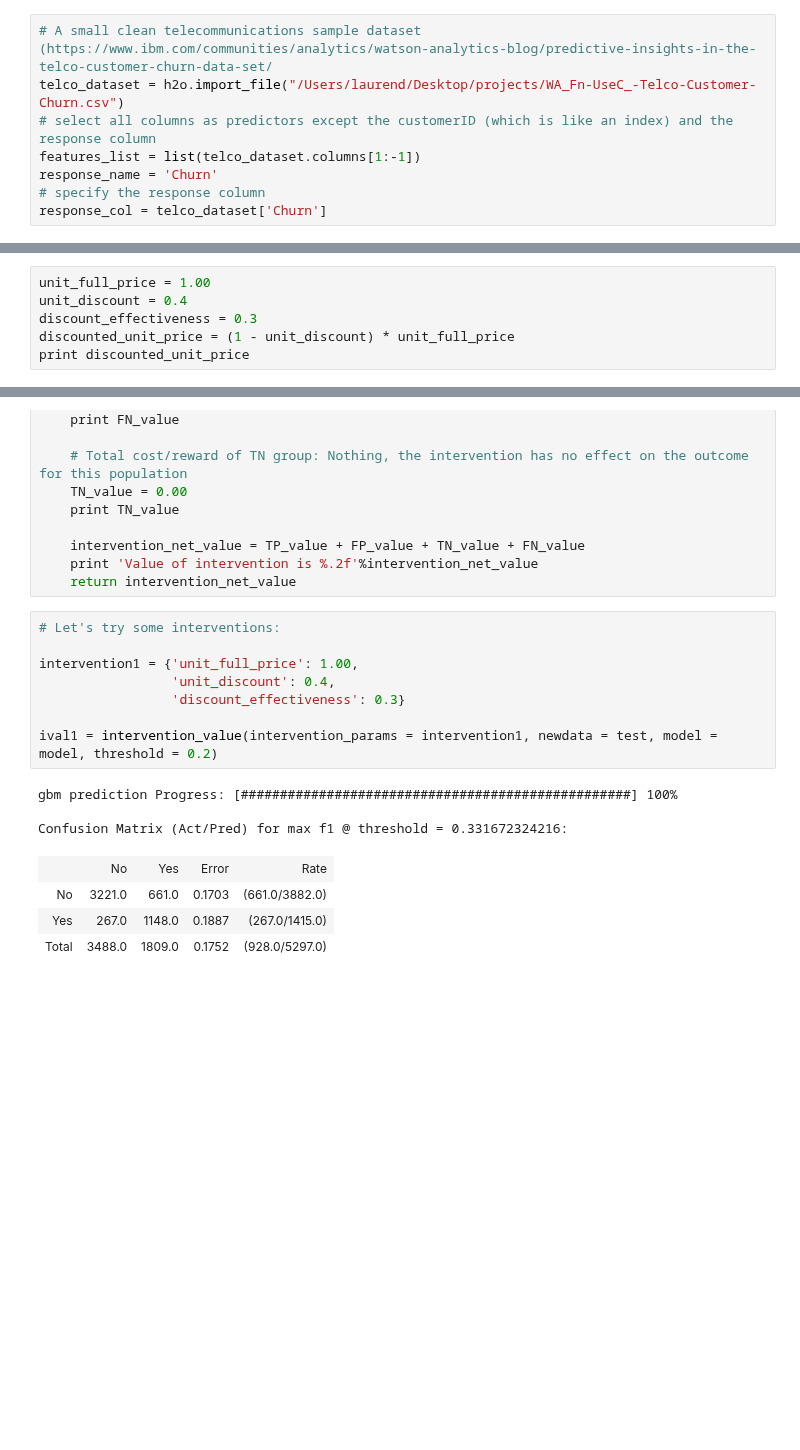
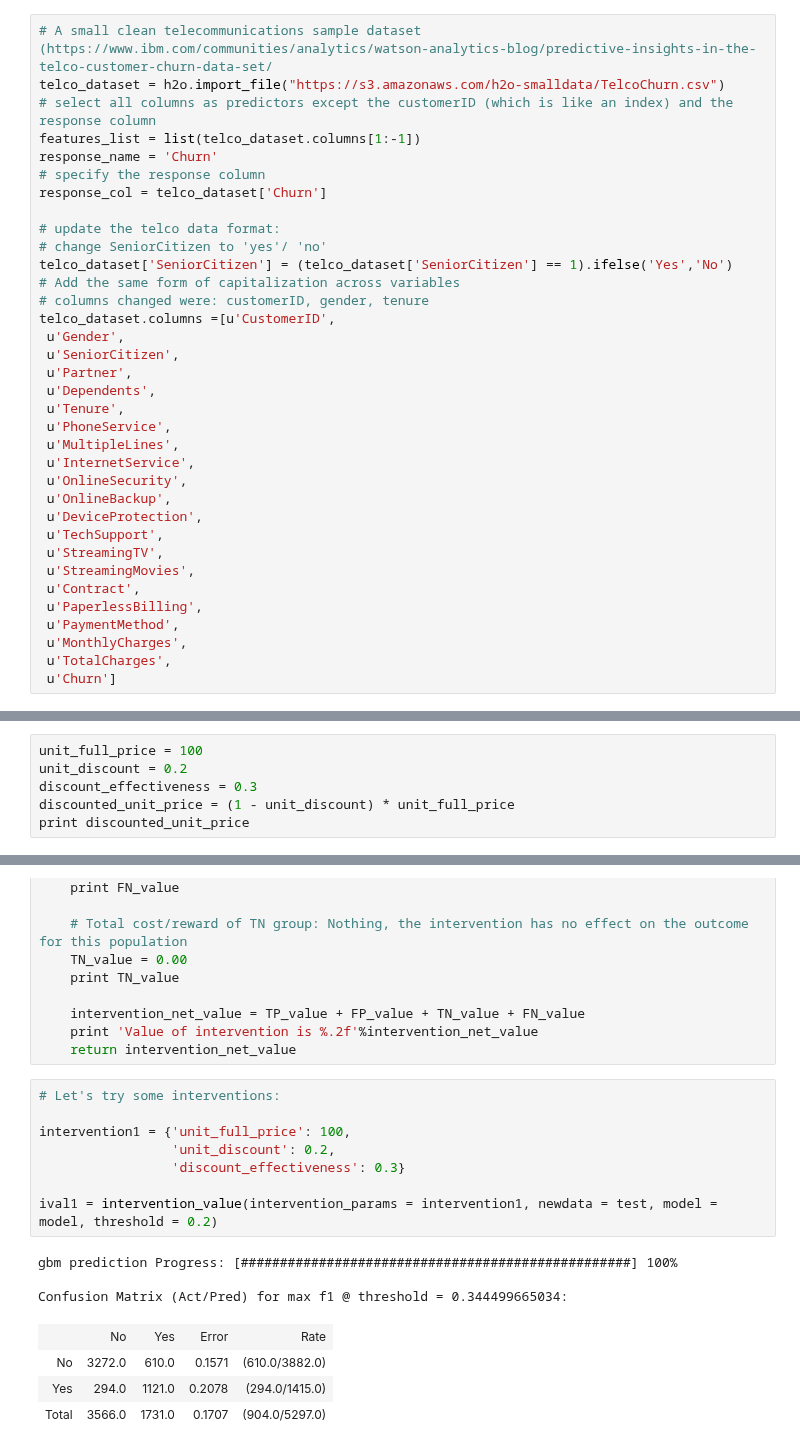
Before and after one commit to navdeep-G/customer-churn, a Jupyter notebook: analysis/h2o_binary_classification_cost_optimization.ipynb, the cells around one changed output, grey strips where cells are left out. Cells and saved outputs as stored; diff of their text form; blank space fills up the shorter version.

Commit message:
updated optimization to reflect telecom data, add cell to format data, otherwise small cosmetic changes

```diff
--- a/analysis/h2o_binary_classification_cost_optimization.ipynb
+++ b/analysis/h2o_binary_classification_cost_optimization.ipynb
@@ -25,12 +26,39 @@ h2o.init(nthreads = -1, max_mem_size = 8)
 ## Train a binary classification GBM model
 # %%
 # A small clean telecommunications sample dataset (https://www.ibm.com/communities/analytics/watson-analytics-blog/predictive-insights-in-the-telco-customer-churn-data-set/
-telco_dataset = h2o.import_file("/Users/laurend/Desktop/projects/WA_Fn-UseC_-Telco-Customer-Churn.csv")
+telco_dataset = h2o.import_file("https://s3.amazonaws.com/h2o-smalldata/TelcoChurn.csv")
 # select all columns as predictors except the customerID (which is like an index) and the response column
 features_list = list(telco_dataset.columns[1:-1])
 response_name = 'Churn'
 # specify the response column
 response_col = telco_dataset['Churn']
+
+# update the telco data format:
+# change SeniorCitizen to 'yes'/ 'no'
+telco_dataset['SeniorCitizen'] = (telco_dataset['SeniorCitizen'] == 1).ifelse('Yes','No')
+# Add the same form of capitalization across variables
+# columns changed were: customerID, gender, tenure
+telco_dataset.columns =[u'CustomerID',
+ u'Gender',
+ u'SeniorCitizen',
+ u'Partner',
+ u'Dependents',
+ u'Tenure',
+ u'PhoneService',
+ u'MultipleLines',
+ u'InternetService',
+ u'OnlineSecurity',
+ u'OnlineBackup',
+ u'DeviceProtection',
+ u'TechSupport',
+ u'StreamingTV',
+ u'StreamingMovies',
+ u'Contract',
+ u'PaperlessBilling',
+ u'PaymentMethod',
+ u'MonthlyCharges',
+ u'TotalCharges',
+ u'Churn']
 # %% [output]
 Parse Progress: [##################################################] 100%
 # %%
@@ -143,7 +171,7 @@ TP = conf_df.ix[1,2]  #True Positive
 - `discount_effectiveness`: The effectiveness of the coupon to prevent churn, e.g. 0.3 = 30% of people who would have churned, but received the coupon, will decide to buy the unit at a discounted price instead of not buying (churning).
 # %%
-unit_full_price = 1.00
-unit_discount = 0.4
+unit_full_price = 100
+unit_discount = 0.2
 discount_effectiveness = 0.3
 discounted_unit_price = (1 - unit_discount) * unit_full_price
 print discounted_unit_price
@@ -247,16 +275,16 @@ def intervention_value(intervention_params, newdata, model, threshold = None):
 # %%
 # Let's try some interventions:
 
-intervention1 = {'unit_full_price': 1.00,
-                 'unit_discount': 0.4,
+intervention1 = {'unit_full_price': 100,
+                 'unit_discount': 0.2,
                  'discount_effectiveness': 0.3}
 
 ival1 = intervention_value(intervention_params = intervention1, newdata = test, model = model, threshold = 0.2)
 # %% [output]
 gbm prediction Progress: [##################################################] 100%
 
-Confusion Matrix (Act/Pred) for max f1 @ threshold = 0.331672324216:
+Confusion Matrix (Act/Pred) for max f1 @ threshold = 0.344499665034:
 |  | No | Yes | Error | Rate |
-| No | 3221.0 | 661.0 | 0.1703 | (661.0/3882.0) |
-| Yes | 267.0 | 1148.0 | 0.1887 | (267.0/1415.0) |
-| Total | 3488.0 | 1809.0 | 0.1752 | (928.0/5297.0) |
+| No | 3272.0 | 610.0 | 0.1571 | (610.0/3882.0) |
+| Yes | 294.0 | 1121.0 | 0.2078 | (294.0/1415.0) |
+| Total | 3566.0 | 1731.0 | 0.1707 | (904.0/5297.0) |
```
Also changed, not shown: parts of 16 cells of this notebook, 1 other file.
